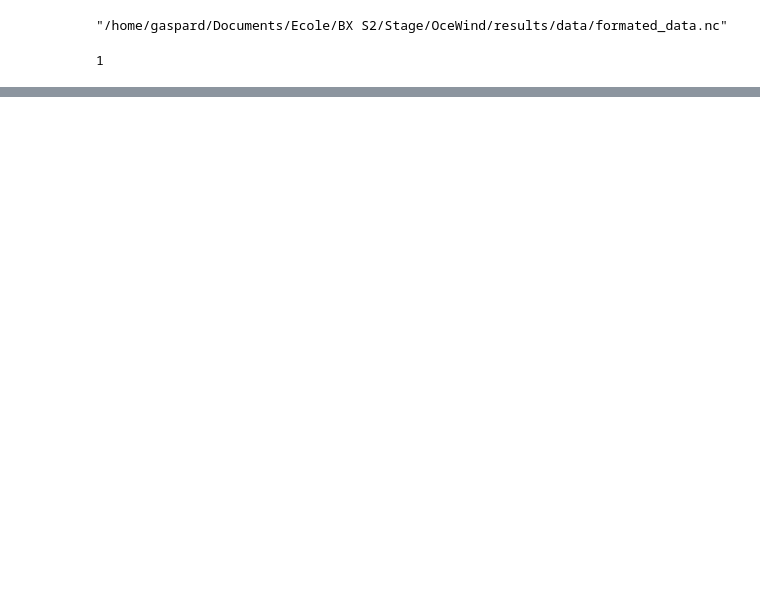
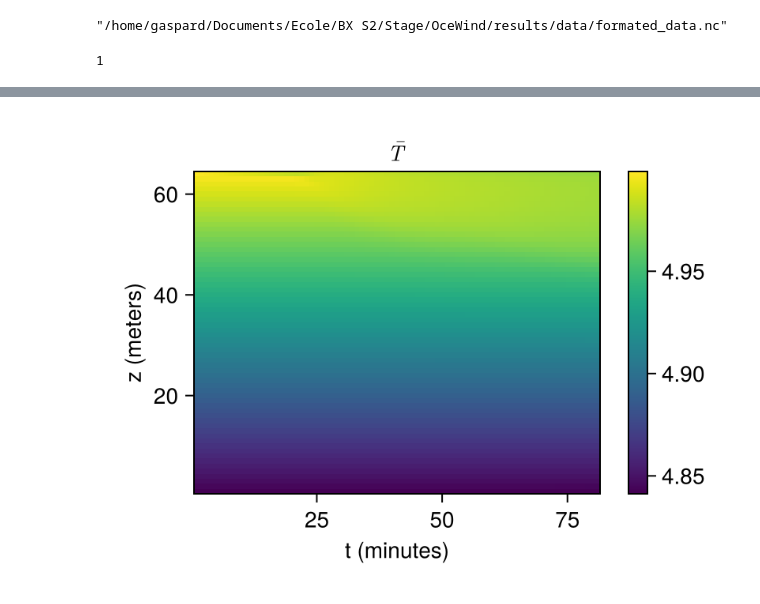
Before and after one commit to Gaspartcho/OceWind, a Jupyter notebook: Notebooks/other_awesome_notebook.ipynb, the cells around one changed output, grey strips where cells are left out. Saved outputs shown, nothing was run; the diff lists cells and outputs as text; code cells hidden in the pictures; blank space fills up the shorter version.

```diff
--- a/Notebooks/other_awesome_notebook.ipynb
+++ b/Notebooks/other_awesome_notebook.ipynb
@@ -37,0 +59,4 @@ fig
+# %%
+plot_data(T_bar, L"\bar{T}")
+# %% [output]
+[figure, added]
```
Also changed, not shown: parts of 12 cells of this notebook, 3 other files.
